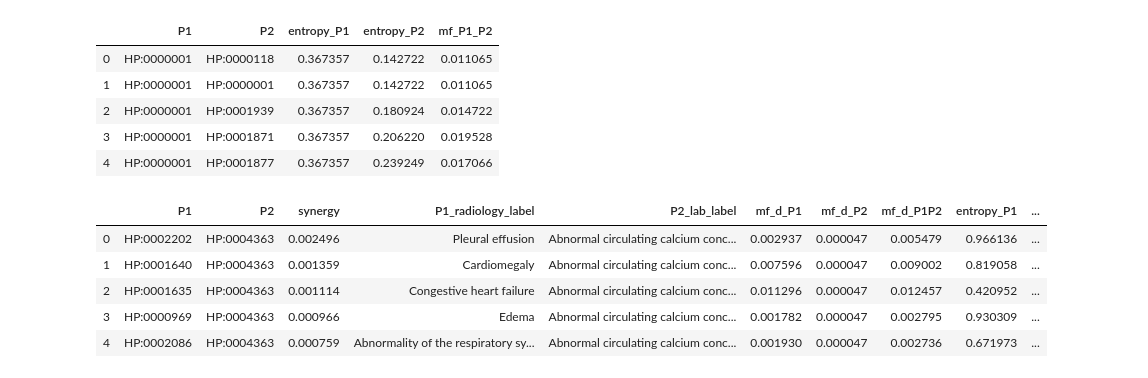
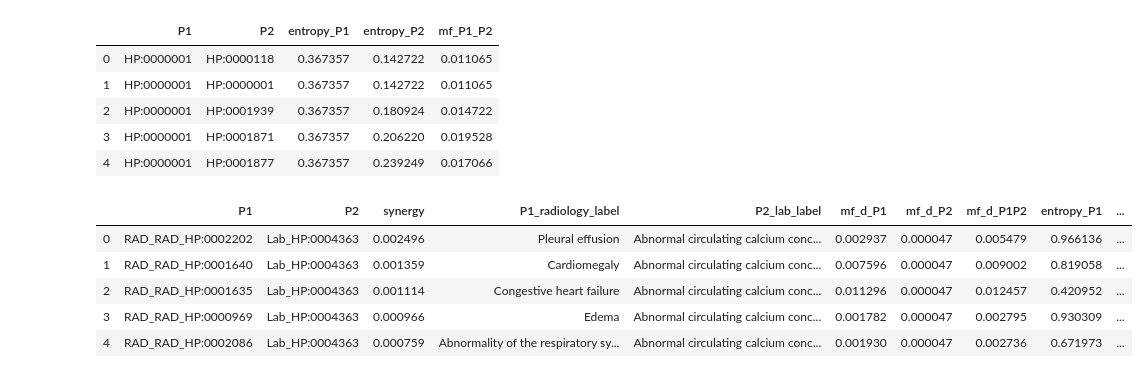
Before and after one commit to TheJacksonLaboratory/MIMIC_HPO, a Jupyter notebook: src/main/resources/interpretation.ipynb, the cells around one changed output. Saved outputs shown, nothing was run; the diff lists cells and outputs as text; code cells hidden in the pictures.

```diff
--- a/src/main/resources/interpretation.ipynb
+++ b/src/main/resources/interpretation.ipynb
@@ -63,8 +24,0 @@ plt.show()
-# %%
-# load p values estimated from empirical distributions
-path = '/Users/zhangx/git/MIMIC_HPO/src/main/resources/p_value_map_584.obj'
-with open(path, 'rb') as f:
-    p_value_map = pickle.load(f)
-p_renal_failure = p_value_map['584']
-data = acute_renal_failure.pairwise_synergy_labeled_with_p_values(p_renal_failure)
-data.reset_index(drop=True).head()
@@ -178,15 +98,17 @@ filtered_data = filtered_synergy_dataframe(synergy, p_values=None, percentile_cu
 include_overall_mf = filtered_data.merge(mf_all, on=['P1', 'P2'], how='left')
 include_overall_mf['entropy_P1_given_d'] = include_overall_mf['entropy_P1'] - include_overall_mf['mf_d_P1']
 include_overall_mf['entropy_P2_given_d'] = include_overall_mf['entropy_P2'] - include_overall_mf['mf_d_P2']
-# %%
-include_overall_mf.head()
-# %% [output]
-|  | P1 | P2 | synergy | P1_radiology_label | P2_lab_label | mf_d_P1 | mf_d_P2 | mf_d_P1P2 | entropy_P1 | ... |
-| 0 | HP:0002202 | HP:0004363 | 0.002496 | Pleural effusion | Abnormal circulating calcium conc... | 0.002937 | 0.000047 | 0.005479 | 0.966136 | ... |
-| 1 | HP:0001640 | HP:0004363 | 0.001359 | Cardiomegaly | Abnormal circulating calcium conc... | 0.007596 | 0.000047 | 0.009002 | 0.819058 | ... |
-| 2 | HP:0001635 | HP:0004363 | 0.001114 | Congestive heart failure | Abnormal circulating calcium conc... | 0.011296 | 0.000047 | 0.012457 | 0.420952 | ... |
-| 3 | HP:0000969 | HP:0004363 | 0.000966 | Edema | Abnormal circulating calcium conc... | 0.001782 | 0.000047 | 0.002795 | 0.930309 | ... |
-| 4 | HP:0002086 | HP:0004363 | 0.000759 | Abnormality of the respiratory sy... | Abnormal circulating calcium conc... | 0.001930 | 0.000047 | 0.002736 | 0.671973 | ... |
+# %%
+include_overall_mf['P1'] = 'RAD_' + include_overall_mf['P1']
+include_overall_mf['P2'] = 'Lab_' + include_overall_mf['P2']
+include_overall_mf.head()
+# %% [output]
+|  | P1 | P2 | synergy | P1_radiology_label | P2_lab_label | mf_d_P1 | mf_d_P2 | mf_d_P1P2 | entropy_P1 | ... |
+| 0 | RAD_RAD_HP:0002202 | Lab_HP:0004363 | 0.002496 | Pleural effusion | Abnormal circulating calcium conc... | 0.002937 | 0.000047 | 0.005479 | 0.966136 | ... |
+| 1 | RAD_RAD_HP:0001640 | Lab_HP:0004363 | 0.001359 | Cardiomegaly | Abnormal circulating calcium conc... | 0.007596 | 0.000047 | 0.009002 | 0.819058 | ... |
+| 2 | RAD_RAD_HP:0001635 | Lab_HP:0004363 | 0.001114 | Congestive heart failure | Abnormal circulating calcium conc... | 0.011296 | 0.000047 | 0.012457 | 0.420952 | ... |
+| 3 | RAD_RAD_HP:0000969 | Lab_HP:0004363 | 0.000966 | Edema | Abnormal circulating calcium conc... | 0.001782 | 0.000047 | 0.002795 | 0.930309 | ... |
+| 4 | RAD_RAD_HP:0002086 | Lab_HP:0004363 | 0.000759 | Abnormality of the respiratory sy... | Abnormal circulating calcium conc... | 0.001930 | 0.000047 | 0.002736 | 0.671973 | ... |
 # %%
 include_overall_mf.sort_values(by='synergy', ascending=False).head(20)
 include_overall_mf.sort_values(by='synergy', ascending=False).to_csv('synergy-radiology_labtest_primary_only-428_corrected.csv', index=False)
```
Also changed, not shown: parts of 30 cells of this notebook, 2 other files.
